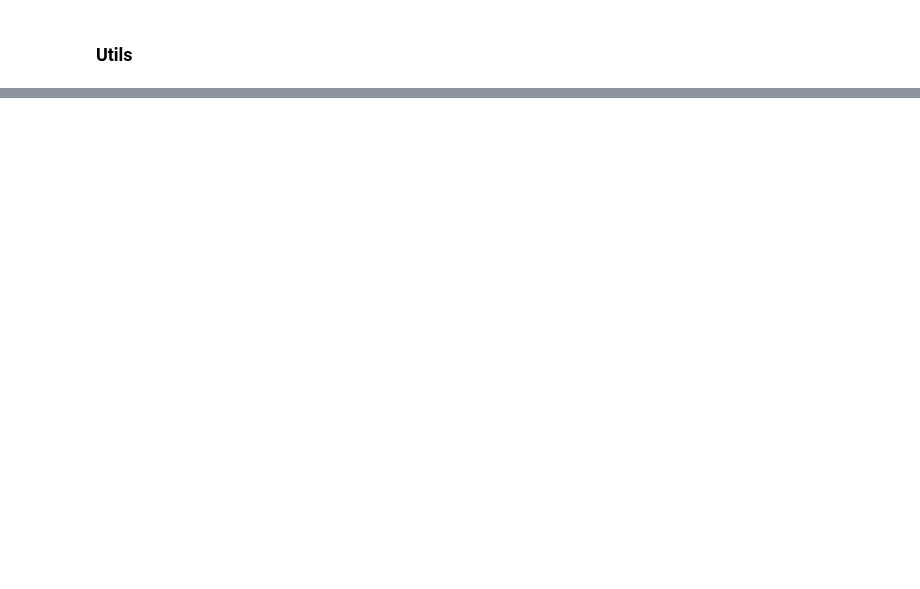
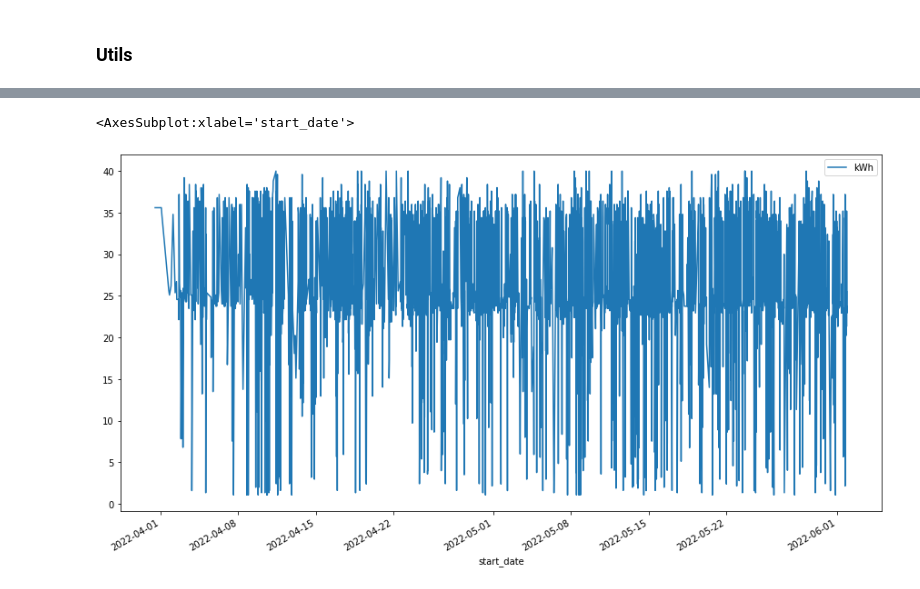
Before and after one commit to paul-mdb/car_sharing_relocation, a Jupyter notebook: ChargingSessions.ipynb, the cells around one changed output, grey strips where cells are left out. Cells and saved outputs as stored; diff of their text form; code cells hidden in the pictures; blank space fills up the shorter version.

```diff
--- a/ChargingSessions.ipynb
+++ b/ChargingSessions.ipynb
@@ -296,0 +219,5 @@ merged_df
+# %%
+sessions_df[sessions_df['distance']!=0][sessions_df['battery_used']>0][sessions_df['consumption']<0.3][sessions_df['consumption']>0.05].plot(x='start_date', y='kWh', figsize=(15, 8))
+# %% [output]
+<AxesSubplot:xlabel='start_date'>
+[figure, added]
```
Also changed, not shown: parts of 59 cells of this notebook, 1 other file.
